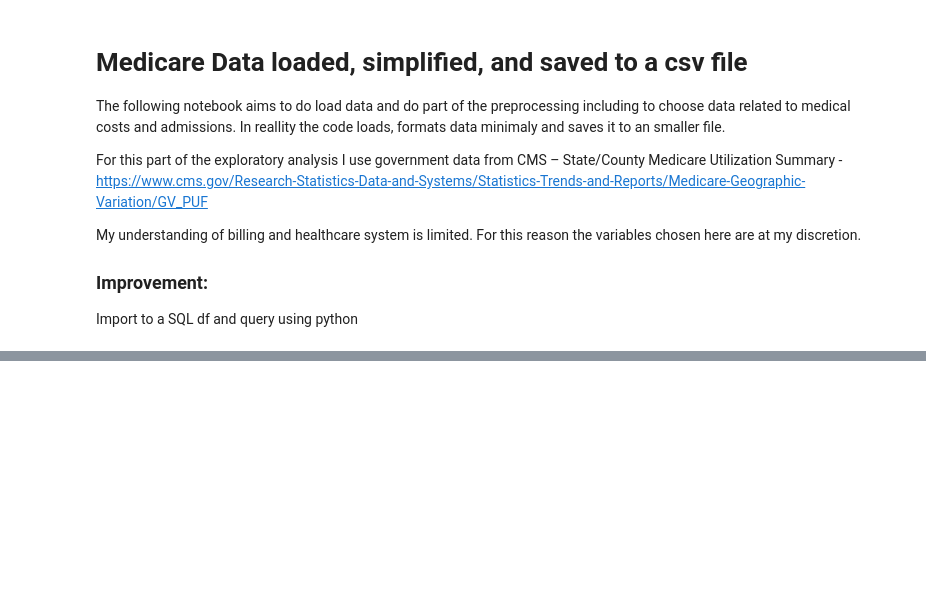
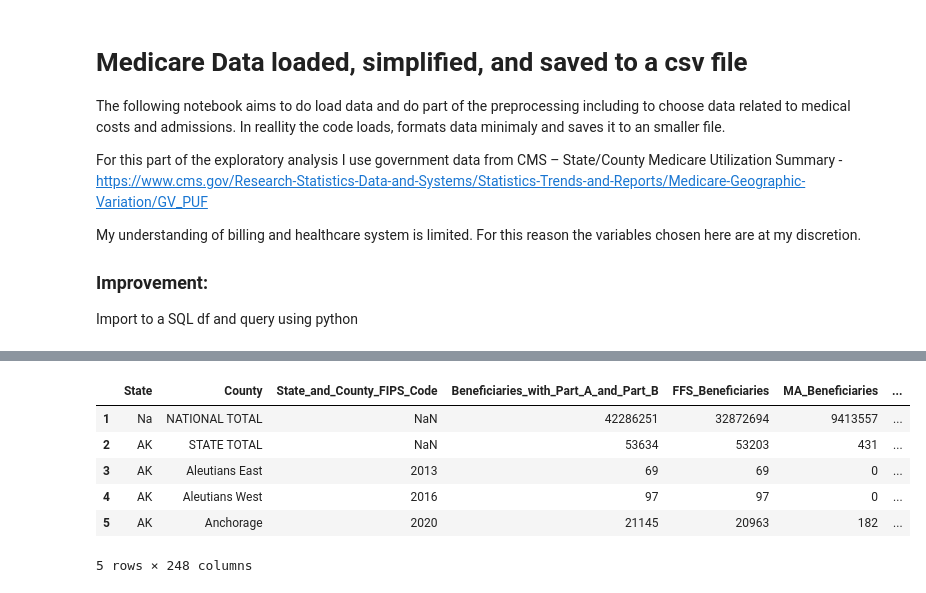
Before and after one commit to MPdeM/food_access, a Jupyter notebook: data_preprocesing_cost.ipynb, the cells around one changed output, grey strips where cells are left out. Saved outputs shown, nothing was run; the diff lists cells and outputs as text; code cells hidden in the pictures; blank space fills up the shorter version.

```diff
--- a/data_preprocesing_cost.ipynb
+++ b/data_preprocesing_cost.ipynb
@@ -68,0 +99,10 @@ df_subset=df[columns]
+# %%
+df.head()
+# %% [output]
+|  | State | County | State_and_County_FIPS_Code | Beneficiaries_with_Part_A_and_Part_B | FFS_Beneficiaries | MA_Beneficiaries | ... |
+| 1 | Na | NATIONAL TOTAL | NaN | 42286251 | 32872694 | 9413557 | ... |
+| 2 | AK | STATE TOTAL | NaN | 53634 | 53203 | 431 | ... |
+| 3 | AK | Aleutians East | 2013 | 69 | 69 | 0 | ... |
+| 4 | AK | Aleutians West | 2016 | 97 | 97 | 0 | ... |
+| 5 | AK | Anchorage | 2020 | 21145 | 20963 | 182 | ... |
+5 rows × 248 columns
```
Also changed, not shown: parts of 26 cells of this notebook, 4 other files.
